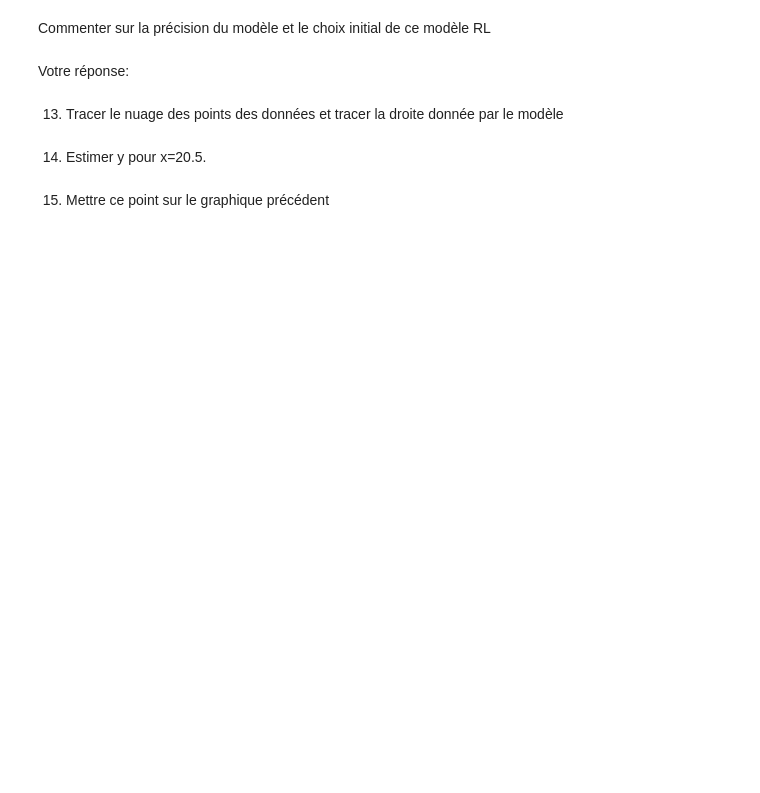
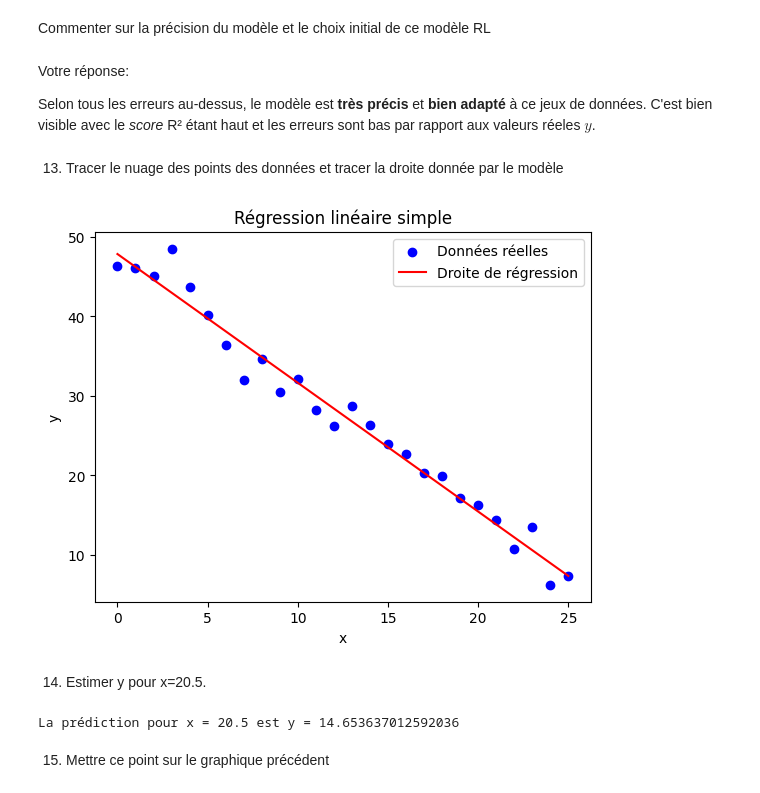
Before and after one commit to baunilhamarga/ei-climat, a Jupyter notebook: support-files/Etudes_EI_ST4/etude1_RLsimple/Etude1_RLsimple.ipynb, the cells around one changed output. Saved outputs shown, nothing was run; the diff lists cells and outputs as text; code cells hidden in the pictures; blank space fills up the shorter version.

```diff
--- a/support-files/Etudes_EI_ST4/etude1_RLsimple/Etude1_RLsimple.ipynb
+++ b/support-files/Etudes_EI_ST4/etude1_RLsimple/Etude1_RLsimple.ipynb
@@ -210,6 +225,8 @@ Définitions:
 # %% [markdown]
 Commenter sur la précision du modèle et le choix initial de ce modèle RL
-# %% [markdown]
-Votre réponse:
+# %% [markdown]
+Votre réponse:
+
+Selon tous les erreurs au-dessus, le modèle est **très précis** et **bien adapté** à ce jeux de données. C'est bien visible avec le *score* R² étant haut et les erreurs sont bas par rapport aux valeurs réeles $y$.
 # %% [markdown]
 13. Tracer le nuage des points des données et tracer la droite donnée par le modèle
@@ -218,2 +233,12 @@ Votre réponse:
+# %%
+plt.scatter(x, y, color='blue', label='Données réelles')
+plt.plot(x, y_pred, color='red', label='Droite de régression')
+plt.xlabel('x')
+plt.ylabel('y')
+plt.title('Régression linéaire simple')
+plt.legend()
+plt.show()
+# %% [output]
+[figure, added]
 # %% [markdown]
 14. Estimer y pour x=20.5.
@@ -222,2 +245,7 @@ Votre réponse:
+# %%
+y1 = model_RL.predict([[20.5]])
+print(f'La prédiction pour x = 20.5 est y = {y1[0]}')
+# %% [output]
+La prédiction pour x = 20.5 est y = 14.653637012592036
 # %% [markdown]
 15. Mettre ce point sur le graphique précédent
```
Also changed, not shown: parts of 13 cells of this notebook.
